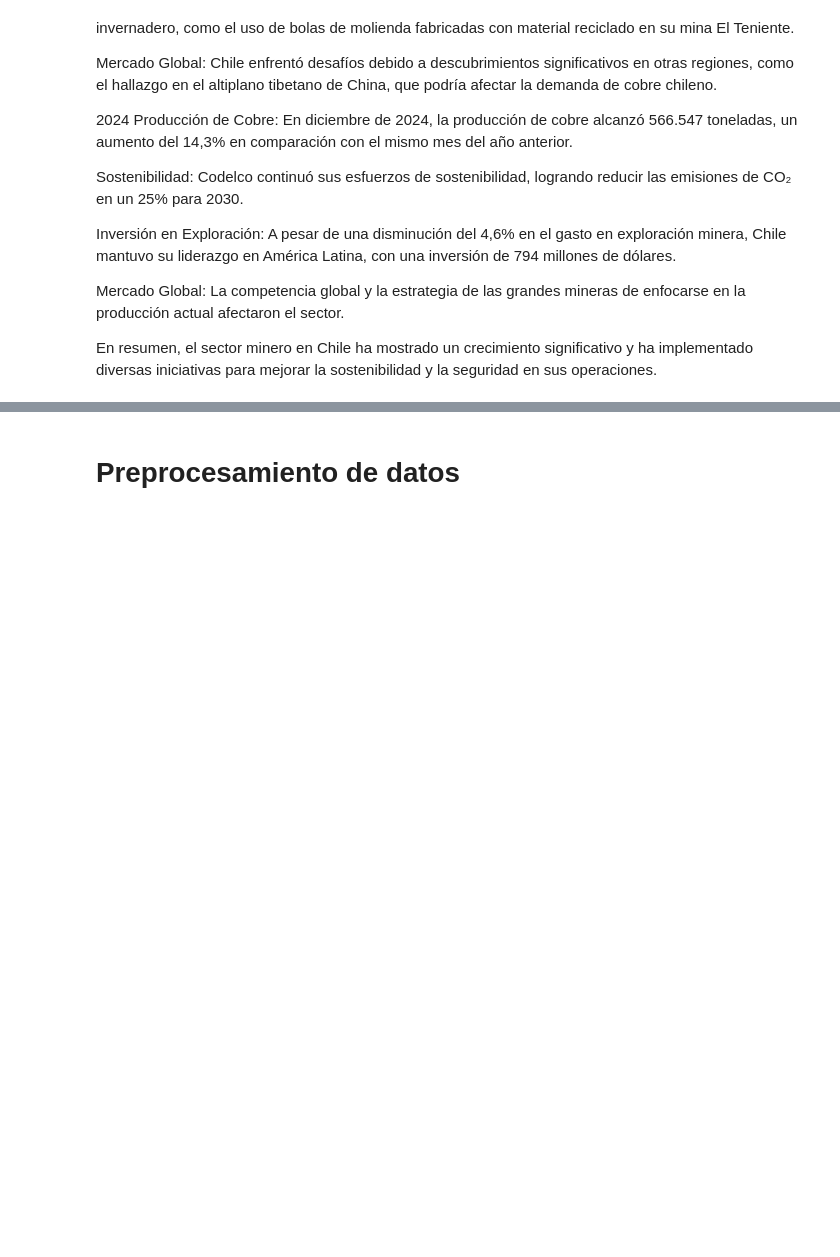
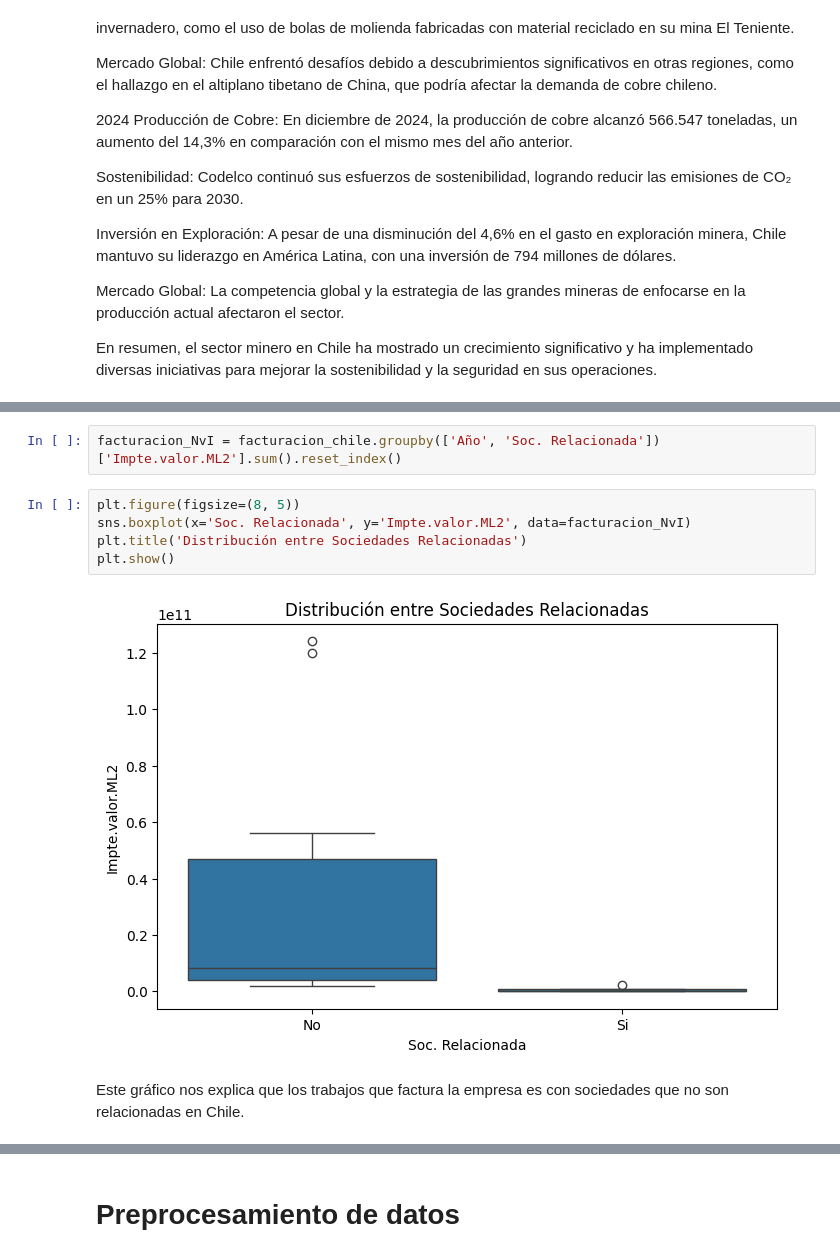
Before and after one commit to 1fac/mi_proyecto_git_61680, a Jupyter notebook: Mi_proyecto_61680.ipynb, the cells around one changed output, grey strips where cells are left out. Cells and saved outputs as stored; diff of their text form; blank space fills up the shorter version.

```diff
--- a/Mi_proyecto_61680.ipynb
+++ b/Mi_proyecto_61680.ipynb
@@ -1214,0 +1227,11 @@ En resumen, el sector minero en Chile ha mostrado un crecimiento significativo y
+# %%
+facturacion_NvI = facturacion_chile.groupby(['Año', 'Soc. Relacionada'])['Impte.valor.ML2'].sum().reset_index()
+# %%
+plt.figure(figsize=(8, 5))
+sns.boxplot(x='Soc. Relacionada', y='Impte.valor.ML2', data=facturacion_NvI)
+plt.title('Distribución entre Sociedades Relacionadas')
+plt.show()
+# %% [output]
+[figure, added]
+# %% [markdown]
+Este gráfico nos explica que los trabajos que factura la empresa es con sociedades que no son relacionadas en Chile.
```
Also changed, not shown: parts of 26 cells of this notebook.
